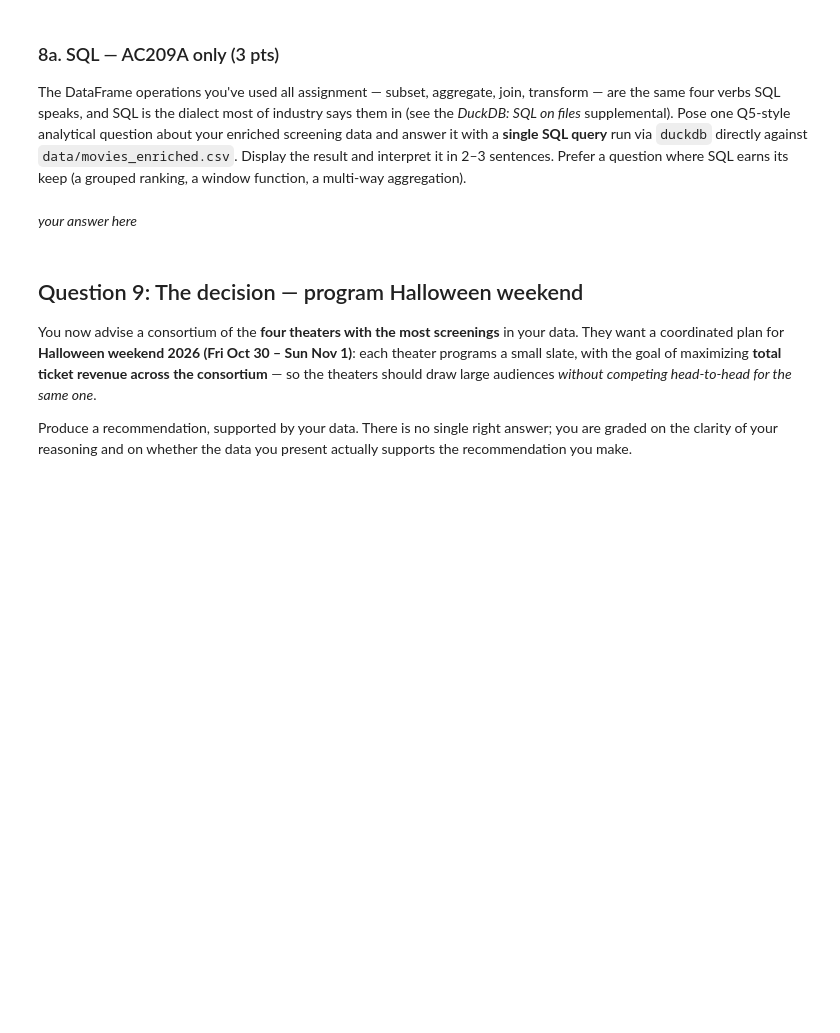
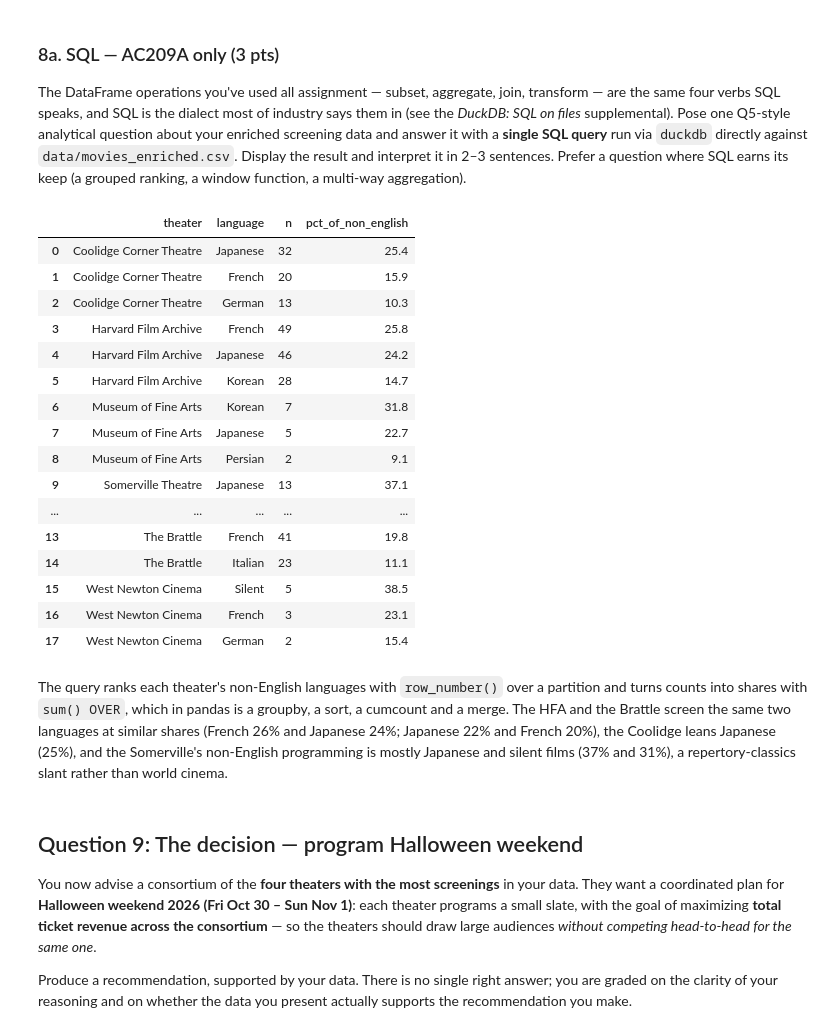
Before and after one commit to qqgjyx/AC-209A, a Jupyter notebook: homeworks/cs1090a_hw1/cs1090a_hw1.ipynb, the cells around one changed output. Drawn from its saved outputs; the diff is of its cells as text; code cells hidden in the pictures; blank space fills up the shorter version.

```diff
--- a/homeworks/cs1090a_hw1/cs1090a_hw1.ipynb
+++ b/homeworks/cs1090a_hw1/cs1090a_hw1.ipynb
@@ -828,9 +1059,39 @@ grader.check("q8")
 The DataFrame operations you've used all assignment — subset, aggregate, join, transform — are the same four verbs SQL speaks, and SQL is the dialect most of industry says them in (see the *DuckDB: SQL on files* supplemental). Pose one Q5-style analytical question about your enriched screening data and answer it with a **single SQL query** run via `duckdb` directly against `data/movies_enriched.csv`. Display the result and interpret it in 2–3 sentences. Prefer a question where SQL earns its keep (a grouped ranking, a window function, a multi-way aggregation).
 # %%
 # your code here
-...
+import duckdb
+display.display(duckdb.sql("""
+    SELECT theater, language, n,
+           round(100.0 * n / sum(n) OVER (PARTITION BY theater), 1) AS pct_of_non_english
+    FROM (SELECT theater, language, count(*) AS n
+          FROM 'data/movies_enriched.csv'
+          WHERE language IS NOT NULL AND language <> 'English'
+            AND theater IN (SELECT theater FROM 'data/movies_enriched.csv'
+                            GROUP BY theater ORDER BY count(*) DESC LIMIT 6)
+          GROUP BY theater, language)
+    QUALIFY row_number() OVER (PARTITION BY theater ORDER BY n DESC) <= 3
+    ORDER BY theater, n DESC
+""").df())
+# %% [output]
+|  | theater | language | n | pct_of_non_english |
+| 0 | Coolidge Corner Theatre | Japanese | 32 | 25.4 |
+| 1 | Coolidge Corner Theatre | French | 20 | 15.9 |
+| 2 | Coolidge Corner Theatre | German | 13 | 10.3 |
+| 3 | Harvard Film Archive | French | 49 | 25.8 |
+| 4 | Harvard Film Archive | Japanese | 46 | 24.2 |
+| 5 | Harvard Film Archive | Korean | 28 | 14.7 |
+| 6 | Museum of Fine Arts | Korean | 7 | 31.8 |
+| 7 | Museum of Fine Arts | Japanese | 5 | 22.7 |
+| 8 | Museum of Fine Arts | Persian | 2 | 9.1 |
+| 9 | Somerville Theatre | Japanese | 13 | 37.1 |
+| ... | ... | ... | ... | ... |
+| 13 | The Brattle | French | 41 | 19.8 |
+| 14 | The Brattle | Italian | 23 | 11.1 |
+| 15 | West Newton Cinema | Silent | 5 | 38.5 |
+| 16 | West Newton Cinema | French | 3 | 23.1 |
+| 17 | West Newton Cinema | German | 2 | 15.4 |
 # %% [markdown]
-*your answer here*
+The query ranks each theater's non-English languages with `row_number()` over a partition and turns counts into shares with `sum() OVER`, which in pandas is a groupby, a sort, a cumcount and a merge. The HFA and the Brattle screen the same two languages at similar shares (French 26% and Japanese 24%; Japanese 22% and French 20%), the Coolidge leans Japanese (25%), and the Somerville's non-English programming is mostly Japanese and silent films (37% and 31%), a repertory-classics slant rather than world cinema.
 # %% [markdown]
 ## Question 9: The decision — program Halloween weekend
 
```
Also changed, not shown: parts of 30 cells of this notebook, 5 other files.
